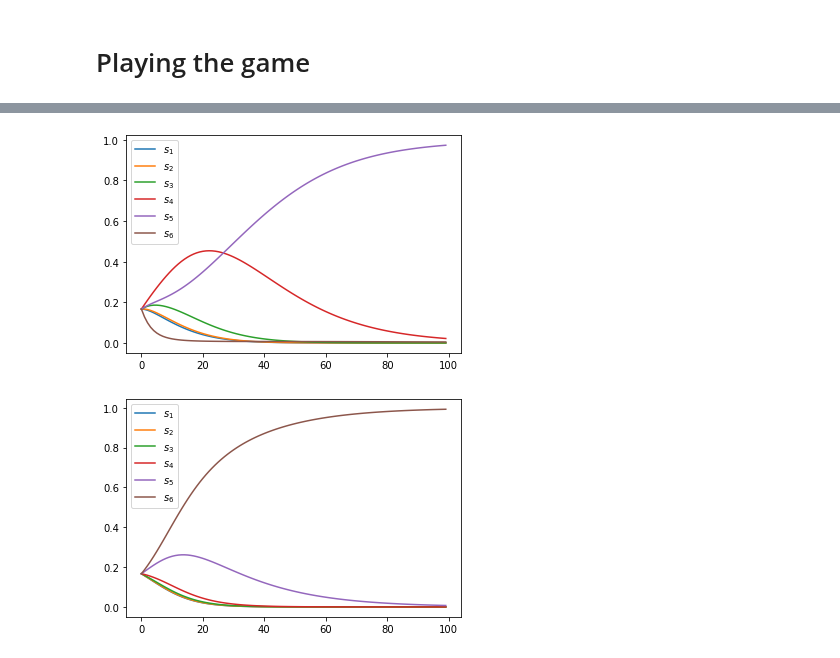
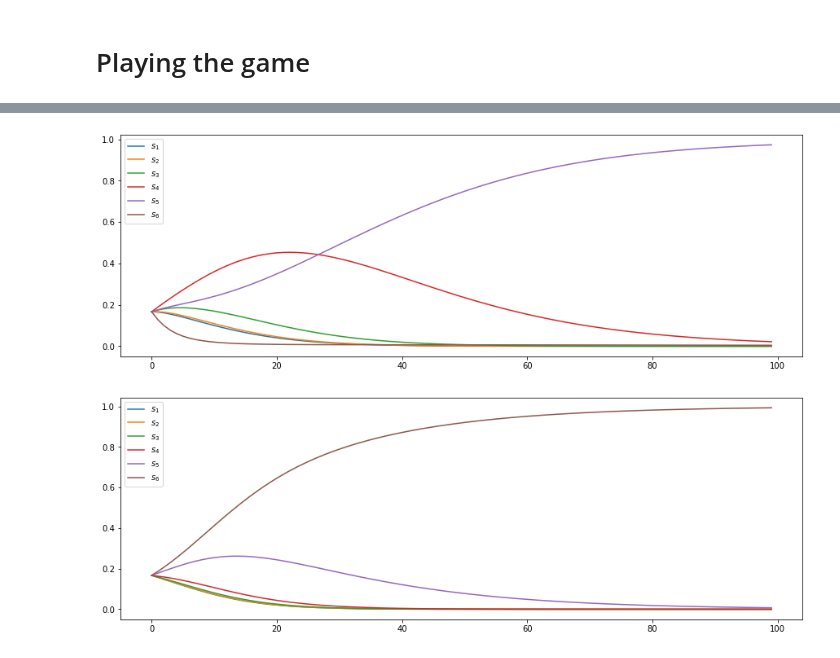
Before and after one commit to MichalisPanayides/Talks, a Jupyter notebook: Annual Review - Vol 2/main.ipynb, the cells around one changed output, grey strips where cells are left out. Cells and saved outputs as stored; diff of their text form; code cells hidden in the pictures.

```diff
--- a/Annual Review - Vol 2/main.ipynb
+++ b/Annual Review - Vol 2/main.ipynb
@@ -165,16 +135,20 @@ for t in range(1, system_capacity + 1):
 # %%
 lambda_2 = 4
 
-lambda_1_1 = 1
-mu_1 = 1
-num_of_servers_1 = 3
-system_capacity_1 = 6
-buffer_capacity_1 = 3
+params_1 = {
+    "lambda_1_1" : 1,
+    "mu_1" : 1,
+    "num_of_servers_1" : 3,
+    "system_capacity_1" : 6,
+    "buffer_capacity_1" : 3
+}
 
-lambda_1_2 = 1
-mu_2 = 1
-num_of_servers_2 = 4
-system_capacity_2 = 6
-buffer_capacity_2 = 3
+params_2 = {
+    "lambda_1_2" : 1,
+    "mu_2" : 1,
+    "num_of_servers_2" : 4,
+    "system_capacity_2" : 6,
+    "buffer_capacity_2" : 3
+}
 
 target = 3.5
@@ -215,0 +169,8 @@ Row player:
+# %%
+my_game = abg.game.build_game_using_payoff_matrices(
+    lambda_2=lambda_2,
+    target=target,
+    **params_1,
+    **params_2,
+)
+my_game
@@ -216,11 +197,12 @@ Row player:
 # %%
-xs, ys = my_game.asymmetric_replicator_dynamics(timepoints=np.linspace(1, 50000, 100))
+plt.figure(figsize=(15,5))
 plt.plot(xs)
 plt.legend([f"$s_{i + 1}$" for i in range(len(xs[0]))]);
 # %% [output]
-[figure, old version]
+[figure, new version]
 # %%
+plt.figure(figsize=(15,5))
 plt.plot(ys)
 plt.legend([f"$s_{i + 1}$" for i in range(len(ys[0]))]);
 # %% [output]
-[figure, old version]
+[figure, new version]
```
Also changed, not shown: parts of 34 cells of this notebook, 1 other file.
